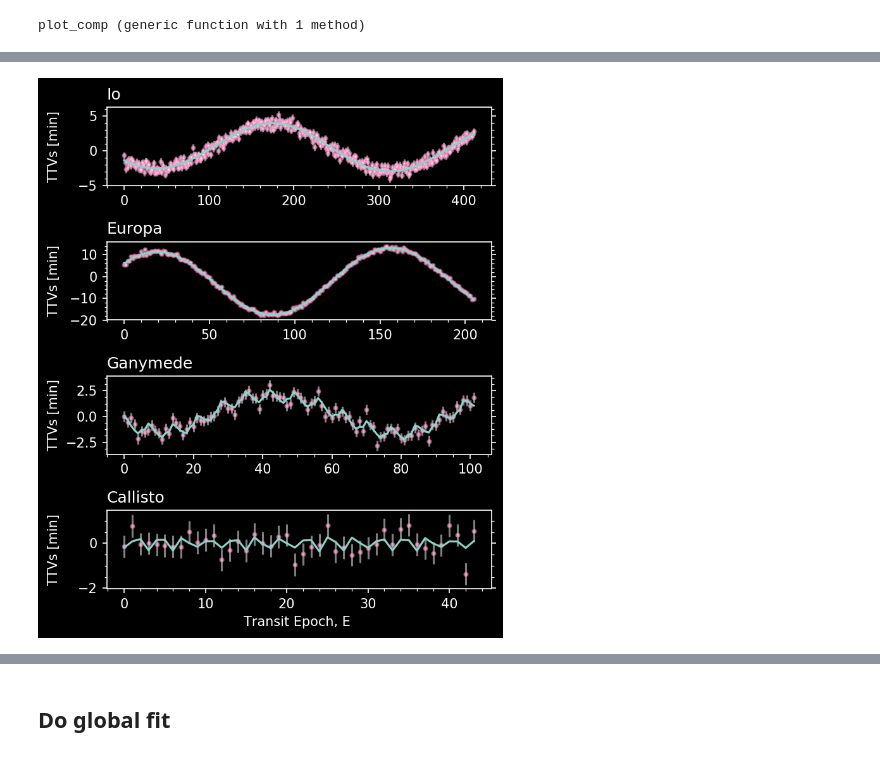
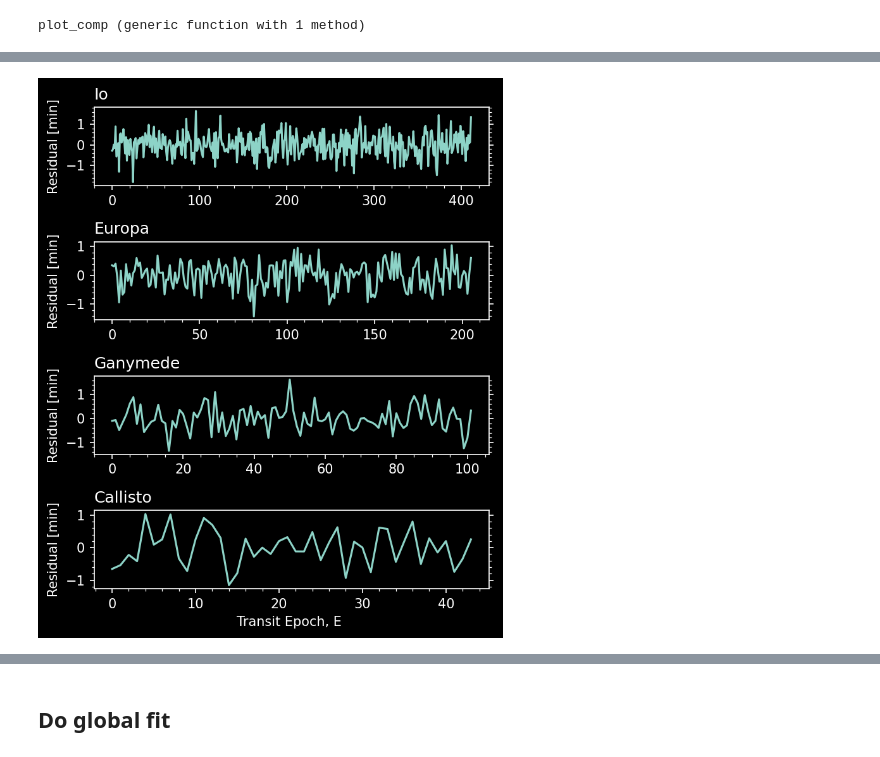
Before and after one commit to bmlindor/galileo, a Jupyter notebook: ProgessfromAugust.ipynb, the cells around one changed output, grey strips where cells are left out. Saved outputs shown, nothing was run; the diff lists cells and outputs as text; code cells hidden in the pictures.

```diff
--- a/ProgessfromAugust.ipynb
+++ b/ProgessfromAugust.ipynb
@@ -485,0 +546,3 @@ fitted_param=init_param
+# %%
+# for J2000
+fitted_param_all4_J2000 =find_fit(init_param,tt0,tt,sigtt,[nt1,nt2,nt3,nt4])
@@ -506,0 +672,2 @@ fitted_param_nonoise=[2.2126043976578172e-5, 1.7691379502481228, 2.4430013761121
+# %%
+chi2,ttmodel=chisquare(gal["tt0"][1:619],2,[nt1,nt2],init_param[1:10],gal["tt"][1:619],gal["sigtt"][1:619],5,true)
@@ -507,6 +702,6 @@ fitted_param_nonoise=[2.2126043976578172e-5, 1.7691379502481228, 2.4430013761121
 # %%
-ModelTimes=new_wrapper(tt0,4,[nt1,nt2,nt3,nt4],fitted_param)
-ttmodel=ModelTimes
+# ModelTimes=new_wrapper(tt0,4,[nt1,nt2,nt3,nt4],fitted_param)
+# ttmodel=ModelTimes
 epochs = [nt_io,nt_eur,nt_gan,nt_cal]
 # %% [output]
 4-element Vector{Vector{Float64}}:
@@ -589,3 +809,7 @@ fig.align_labels()
 end
 # %% [output]
 plot_comp (generic function with 1 method)
+# %%
+ttmodel_all4_J2000=new_wrapper(tt0,4,[nt1,nt2,nt3,nt4],fitted_param_all4_J2000)
+plot_comp(tt,tt0,sigtt,ttmodel_all4_J2000,epochs,[nt1,nt2,nt3,nt4])
+savefig("galilean_TTVs_all4fit_J2000.png",dpi=150)
@@ -592,4 +818,5 @@ plot_comp (generic function with 1 method)
 # %%
-plot_comp(tt,tt0,ttmodel,epochs,[nt1,nt2,nt3,nt4])
+plot_res(tt,ttmodel_all4_J2000,[nt1,nt2,nt3,nt4])
+savefig("galilean_TTVs_res_all4fit_J2000.png",dpi=150)
 # %% [output]
-[figure, old version]
+[figure, new version]
```
Also changed, not shown: parts of 92 cells of this notebook, 35 other files.
